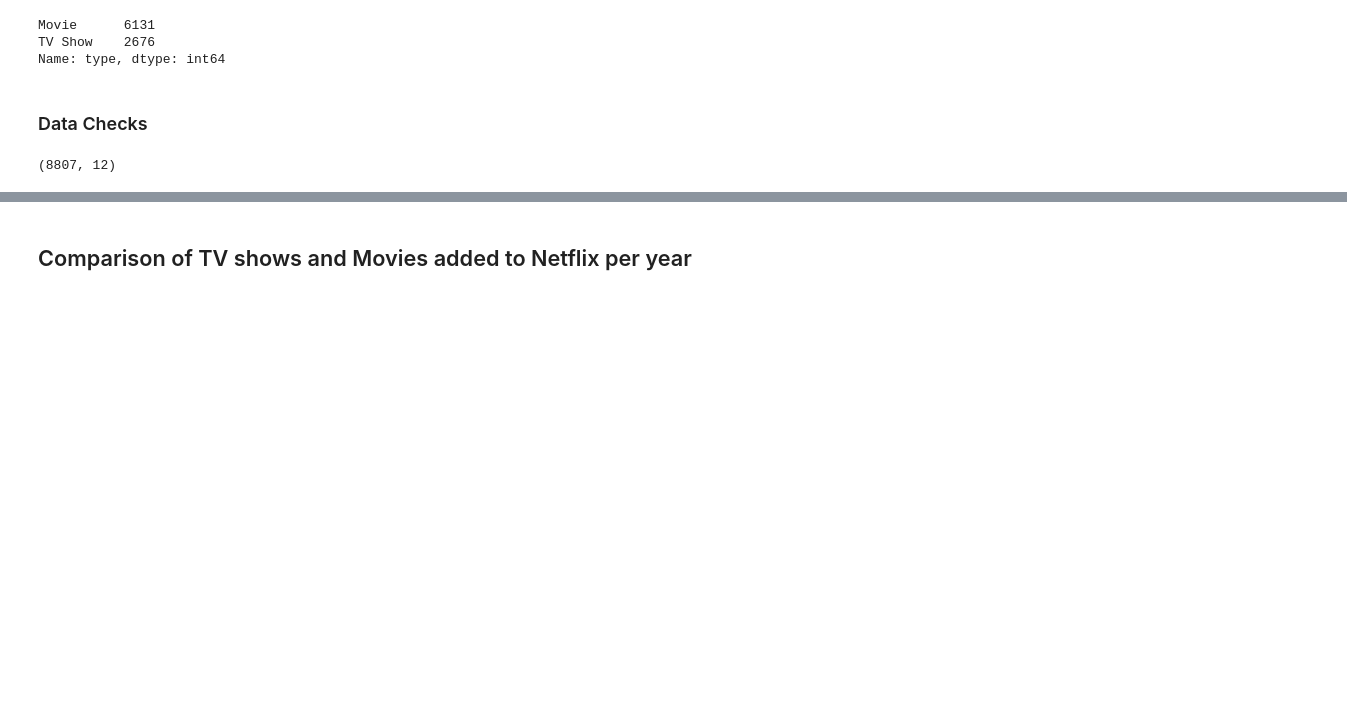
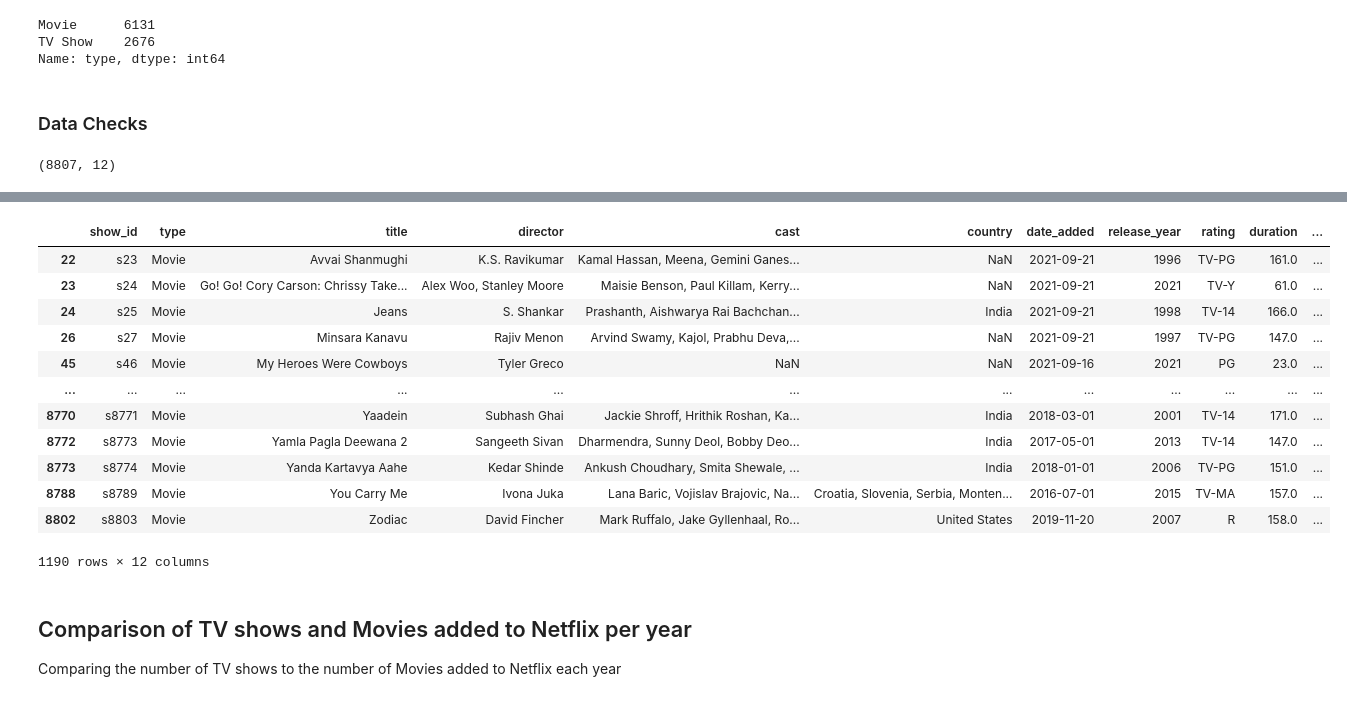
Before and after one commit to AnnanZia/CS4379G-Assignment1, a Jupyter notebook: notebooks/analysis.ipynb, the cells around one changed output, grey strips where cells are left out. Saved outputs shown, nothing was run; the diff lists cells and outputs as text; code cells hidden in the pictures; blank space fills up the shorter version.

```diff
--- a/notebooks/analysis.ipynb
+++ b/notebooks/analysis.ipynb
@@ -104,0 +108,6 @@ Checking to see what durations of movies and TV shows are shorter or longer than
+# %%
+# dropping movies with NA as duration
+movies = movies.dropna(subset ="duration")
+# %%
+# Converting movie duration from string to float
+movies["duration"] = movies["duration"].str.extract(r"(\d+)").astype(float)
@@ -105,5 +120,34 @@ Checking to see what durations of movies and TV shows are shorter or longer than
+# %%
+# function to find outliers by taking the lowest 10% and highest 10% of the values
+def find_outliers(arr):
+    lowerBound = np.percentile(arr, 10)
+    upperBound = np.percentile(arr, 90)
+
+    outliers = (arr < lowerBound) | (arr > upperBound)
+
+    return outliers
+# %%
+# calling function and printing the outliers out
+outliers = find_outliers(movieDuration)
+
+movies[outliers]
+# %% [output]
+|  | show_id | type | title | director | cast | country | date_added | release_year | rating | duration | ... |
+| 22 | s23 | Movie | Avvai Shanmughi | K.S. Ravikumar | Kamal Hassan, Meena, Gemini Ganes... | NaN | 2021-09-21 | 1996 | TV-PG | 161.0 | ... |
+| 23 | s24 | Movie | Go! Go! Cory Carson: Chrissy Take... | Alex Woo, Stanley Moore | Maisie Benson, Paul Killam, Kerry... | NaN | 2021-09-21 | 2021 | TV-Y | 61.0 | ... |
+| 24 | s25 | Movie | Jeans | S. Shankar | Prashanth, Aishwarya Rai Bachchan... | India | 2021-09-21 | 1998 | TV-14 | 166.0 | ... |
+| 26 | s27 | Movie | Minsara Kanavu | Rajiv Menon | Arvind Swamy, Kajol, Prabhu Deva,... | NaN | 2021-09-21 | 1997 | TV-PG | 147.0 | ... |
+| 45 | s46 | Movie | My Heroes Were Cowboys | Tyler Greco | NaN | NaN | 2021-09-16 | 2021 | PG | 23.0 | ... |
+| ... | ... | ... | ... | ... | ... | ... | ... | ... | ... | ... | ... |
+| 8770 | s8771 | Movie | Yaadein | Subhash Ghai | Jackie Shroff, Hrithik Roshan, Ka... | India | 2018-03-01 | 2001 | TV-14 | 171.0 | ... |
+| 8772 | s8773 | Movie | Yamla Pagla Deewana 2 | Sangeeth Sivan | Dharmendra, Sunny Deol, Bobby Deo... | India | 2017-05-01 | 2013 | TV-14 | 147.0 | ... |
+| 8773 | s8774 | Movie | Yanda Kartavya Aahe | Kedar Shinde | Ankush Choudhary, Smita Shewale, ... | India | 2018-01-01 | 2006 | TV-PG | 151.0 | ... |
+| 8788 | s8789 | Movie | You Carry Me | Ivona Juka | Lana Baric, Vojislav Brajovic, Na... | Croatia, Slovenia, Serbia, Monten... | 2016-07-01 | 2015 | TV-MA | 157.0 | ... |
+| 8802 | s8803 | Movie | Zodiac | David Fincher | Mark Ruffalo, Jake Gyllenhaal, Ro... | United States | 2019-11-20 | 2007 | R | 158.0 | ... |
+1190 rows × 12 columns
 # %% [markdown]
 ## Comparison of TV shows and Movies added to Netflix per year
+Comparing the number of TV shows to the number of Movies added to Netflix each year
 # %%
 # takes the dataframe as input and returns a table showing how many Movies, TV Shows, and total titles were added to Netflix each year.
 
```
Also changed, not shown: parts of 24 cells of this notebook.
